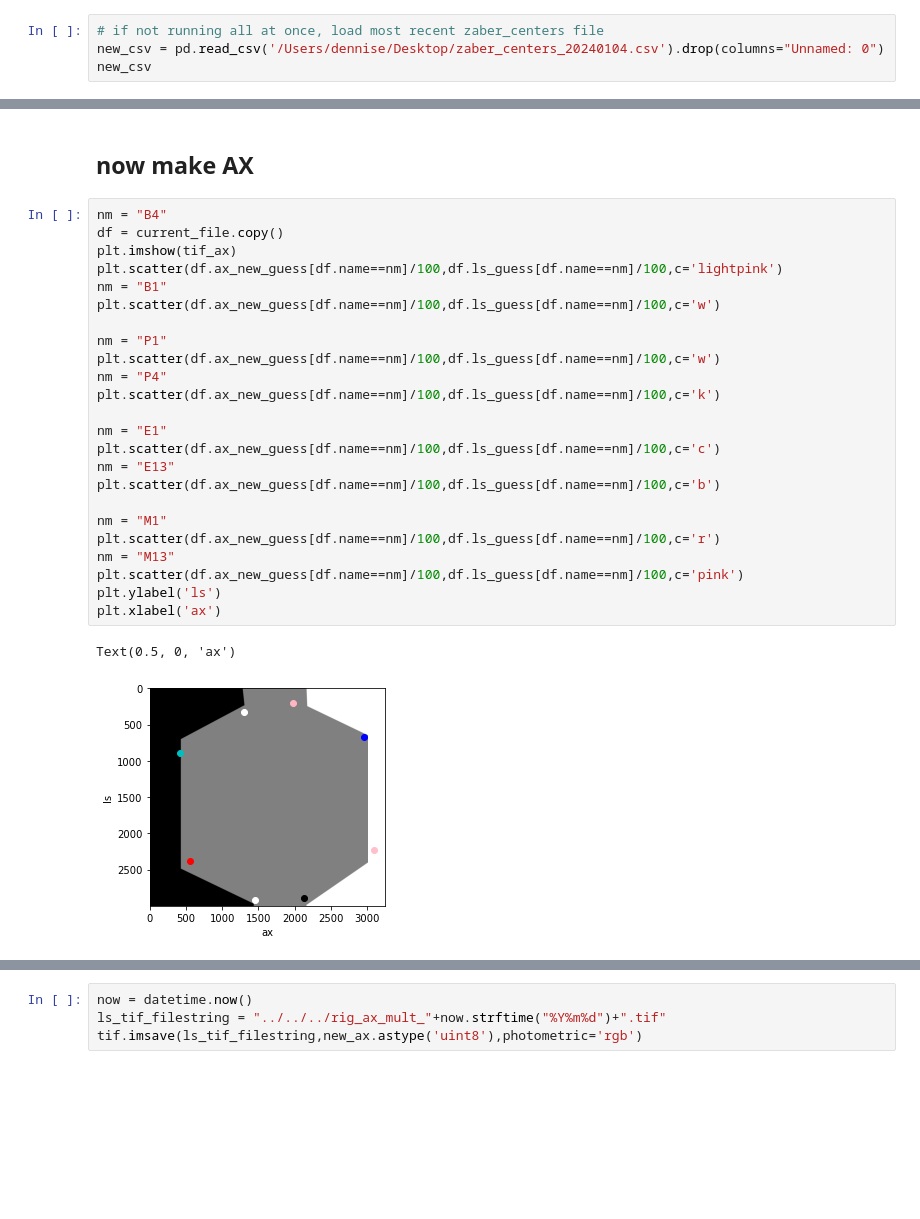
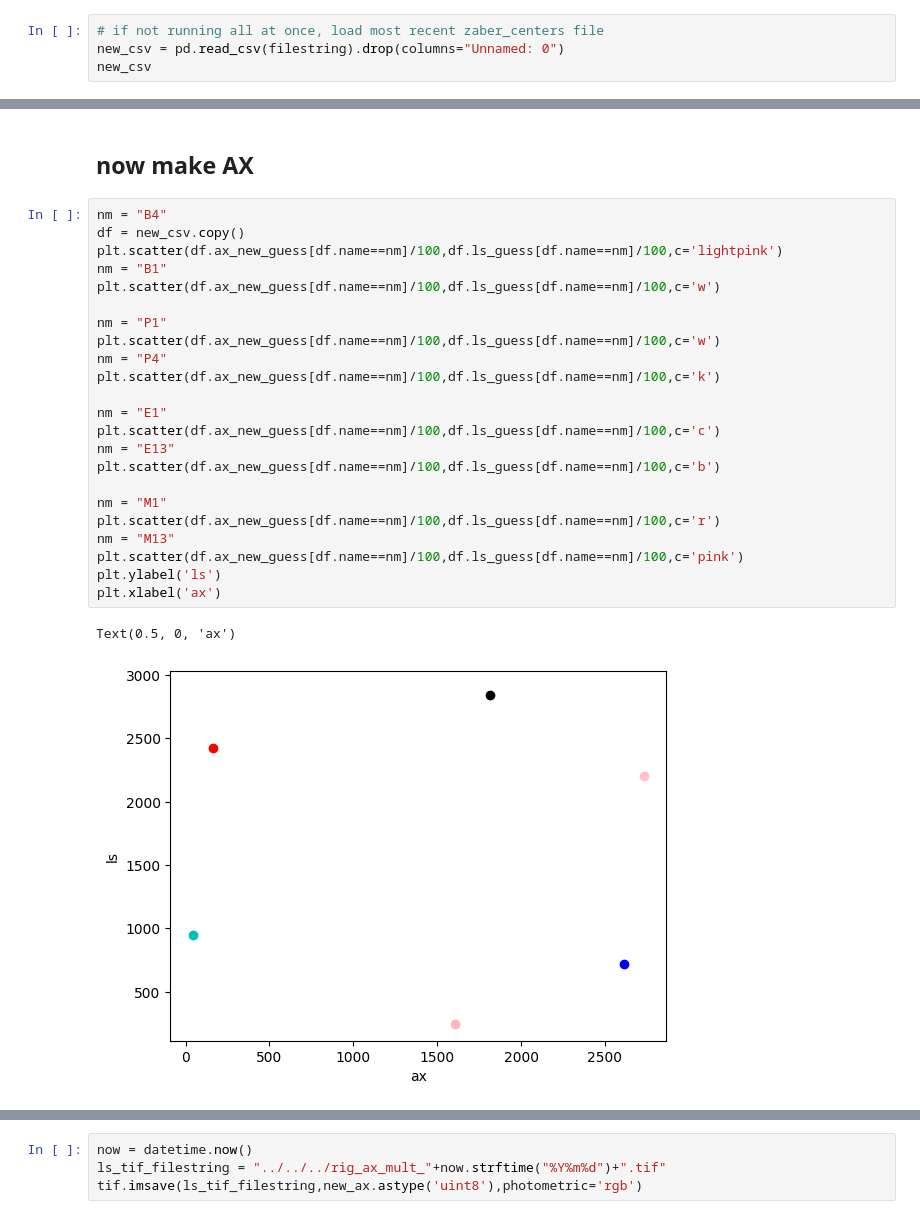
Before and after one commit to the-dennis-lab/labwide_rig, a Jupyter notebook: notebooks/generate_csv_tilepoints.ipynb, the cells around one changed output, grey strips where cells are left out. Drawn from its saved outputs; the diff is of its cells as text; blank space fills up the shorter version.

```diff
--- a/notebooks/generate_csv_tilepoints.ipynb
+++ b/notebooks/generate_csv_tilepoints.ipynb
@@ -351,7 +353,7 @@ new_csv.to_csv(filestring)
 # image files
 # %%
 # if not running all at once, load most recent zaber_centers file
-new_csv = pd.read_csv('/Users/dennise/Desktop/zaber_centers_20240104.csv').drop(columns="Unnamed: 0")
+new_csv = pd.read_csv(filestring).drop(columns="Unnamed: 0")
 new_csv
 # %% [output]
 |  | name | ls_guess | ax_new_guess |
@@ -524,31 +526,30 @@ tif.imsave(ls_tif_filestring,new_ls.astype('uint8'),photometric='rgb')
 ## now make AX
 # %%
 nm = "B4"
-df = current_file.copy()
-plt.imshow(tif_ax)
+df = new_csv.copy()
 plt.scatter(df.ax_new_guess[df.name==nm]/100,df.ls_guess[df.name==nm]/100,c='lightpink')
 nm = "B1"
 plt.scatter(df.ax_new_guess[df.name==nm]/100,df.ls_guess[df.name==nm]/100,c='w')
 
 nm = "P1"
 plt.scatter(df.ax_new_guess[df.name==nm]/100,df.ls_guess[df.name==nm]/100,c='w')
 nm = "P4"
 plt.scatter(df.ax_new_guess[df.name==nm]/100,df.ls_guess[df.name==nm]/100,c='k')
 
 nm = "E1"
 plt.scatter(df.ax_new_guess[df.name==nm]/100,df.ls_guess[df.name==nm]/100,c='c')
 nm = "E13"
 plt.scatter(df.ax_new_guess[df.name==nm]/100,df.ls_guess[df.name==nm]/100,c='b')
 
 nm = "M1"
 plt.scatter(df.ax_new_guess[df.name==nm]/100,df.ls_guess[df.name==nm]/100,c='r')
 nm = "M13"
 plt.scatter(df.ax_new_guess[df.name==nm]/100,df.ls_guess[df.name==nm]/100,c='pink')
 plt.ylabel('ls')
 plt.xlabel('ax')
 # %% [output]
 Text(0.5, 0, 'ax')
-[figure, old version]
+[figure, new version]
 # %%
 new_ax = np.zeros((3000,3000,3))
 
```
Also changed, not shown: parts of 11 cells of this notebook, 6 other files.
